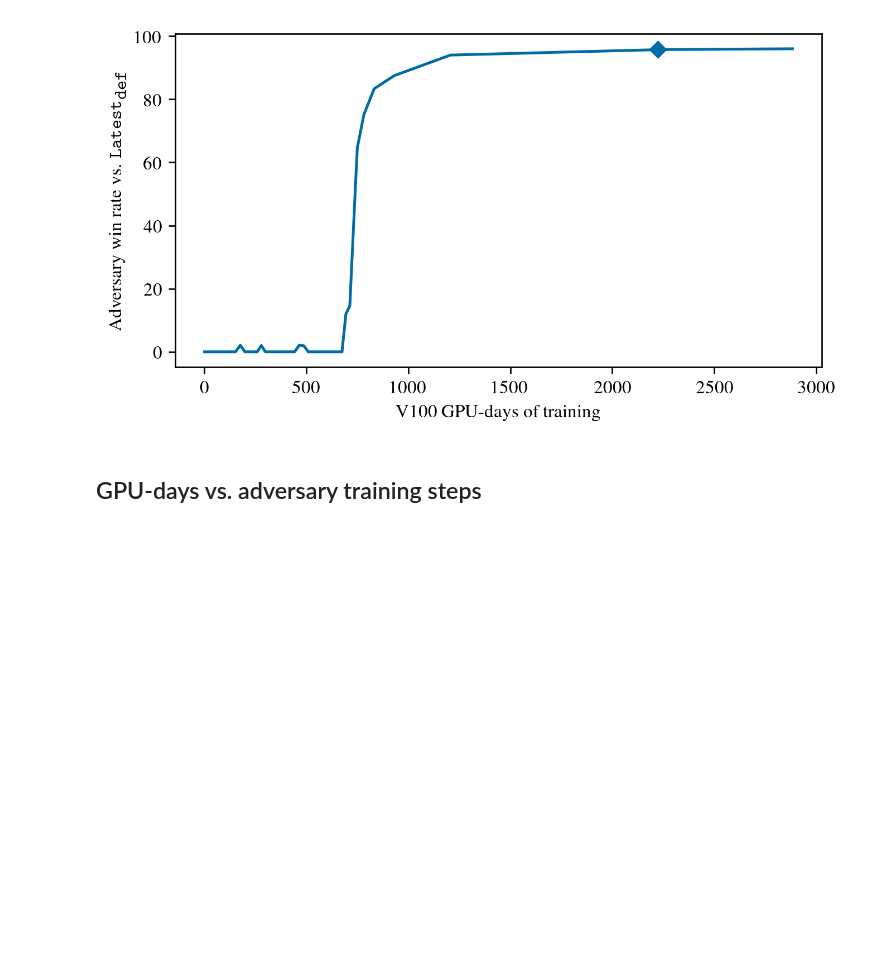
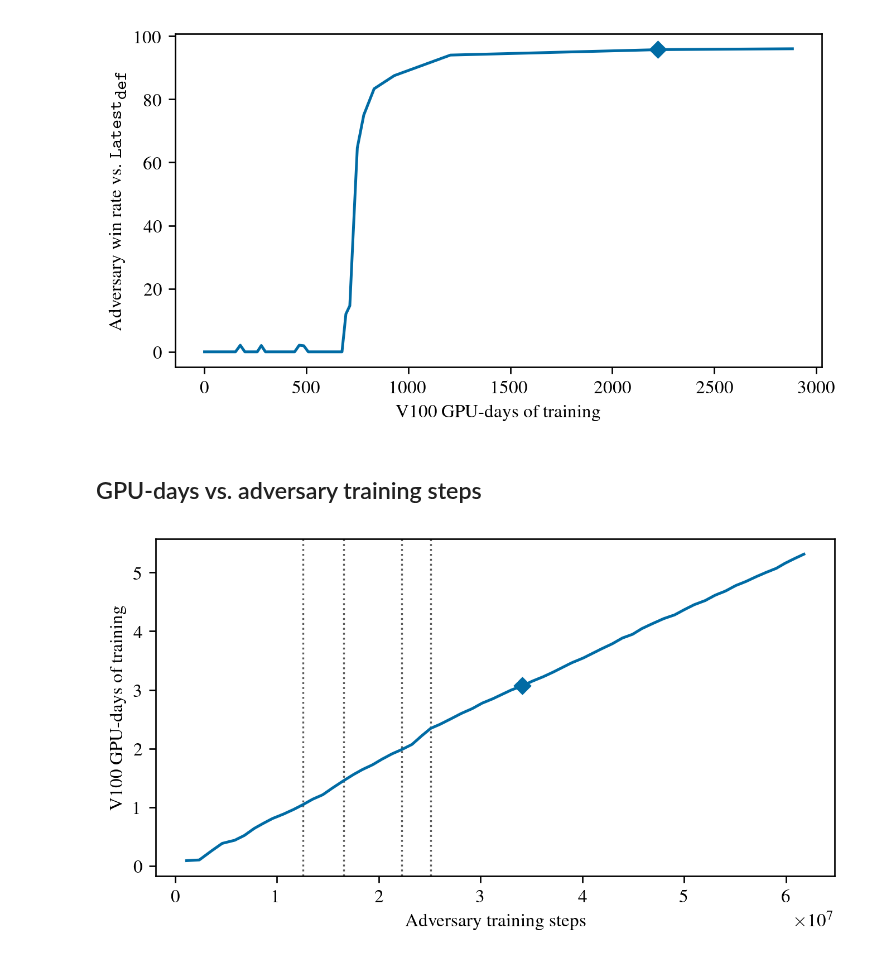
Before and after one commit to AlignmentResearch/KataGoVisualizer, a Jupyter notebook: notebooks/notebooks/paper/estimate-gpu-days-adv.ipynb, the cells around one changed output. Drawn from its saved outputs; the diff is of its cells as text; code cells hidden in the pictures; blank space fills up the shorter version.

Commit message:
plot gpu days vs training steps

```diff
--- a/notebooks/notebooks/paper/estimate-gpu-days-adv.ipynb
+++ b/notebooks/notebooks/paper/estimate-gpu-days-adv.ipynb
@@ -534,14 +534,14 @@ df = utils.parse_sgfs(
     ["/nas/ucb/k8/go-attack/match/ttseng-hard-adv-checkpoint-sweep-s545mil-20230117"]
 )
 print("Victims:", df.victim_name.unique())
-fig, ax = plot_win_rate_vs_gpu_days(
+fig, _ = plot_win_rate_vs_gpu_days(
     df,
     CYCLIC_ADV_TRAINING_PATH,
     CYCLIC_ADV_TRAINING_STEPS,
     "cp505h-v4096",
     r"$\texttt{Latest}_\texttt{def}$",
 )
-fig.savefig("win-rate-vs-gpu-days-s545mil.pgf", backend="pgf")
+fig.savefig("win-rate-vs-gpu-days-cyclic.pgf", backend="pgf")
 # %% [output]
 Victims: ['cp505h-v4096' 'cp127h-v1' 'cp39h-v1' 'cp505h-v1' 'cp505-v1'
  'cp505-v4096']
@@ -564,4 +564,44 @@ adv_steps
 # %% [markdown]
 ## GPU-days vs. adversary training steps
 # %%
-# TODO
+def get_all_adversary_steps(training_path: Path) -> List[int]:
+    """Returns all adversary step values for the training run in ascending order."""
+    adversary_dirs = training_path.glob("models/t0-s*-d*")
+    STEP_REGEX = re.compile(r"t0-s([0-9]+)-d[0-9]+")
+    steps = []
+    for adversary_dir in adversary_dirs:
+        steps_match = STEP_REGEX.match(adversary_dir.name)
+        assert steps_match is not None
+        steps.append(int(steps_match.group(1)))
+    return sorted(steps)
+
+
+def plot_gpu_days_vs_steps(
+    training_path: Path,
+    highlighted_point_step: int,
+) -> Tuple[matplotlib.figure.Figure, matplotlib.axes.Axes]:
+    adv_steps_list = get_all_adversary_steps(training_path)
+    gpu_days_list = get_v100_gpu_days(training_path, adv_steps_list)
+    fig, ax = plt.subplots(1, 1)
+
+    training_df = utils.parse_sgfs([str(training_path / "selfplay")])
+    victim_change_steps = utils.get_victim_change_steps(training_df)
+    for xc in victim_change_steps:
+        if xc > 0:
+            ax.axvline(x=xc, linestyle=":", linewidth=1, color=COLORS[3])
+
+    ax.plot(adv_steps_list, gpu_days_list)
+    ax.plot(
+        highlighted_point_step,
+        gpu_days_list[adv_steps_list.index(highlighted_point_step)],
+        "D",
+        color=COLORS[0],
+    )
+    ax.set_xlabel("Adversary training steps")
+    ax.set_ylabel("V100 GPU-days of training")
+    return fig, ax
+# %%
+fig, _ = plot_gpu_days_vs_steps(PASS_ADV_TRAINING_PATH, PASS_ADV_TRAINING_STEPS)
+fig.savefig("gpu-days-vs-steps-pass.pgf", backend="pgf")
+# %% [output]
+[figure, added]
```
Also changed, not shown: parts of 6 cells of this notebook.
